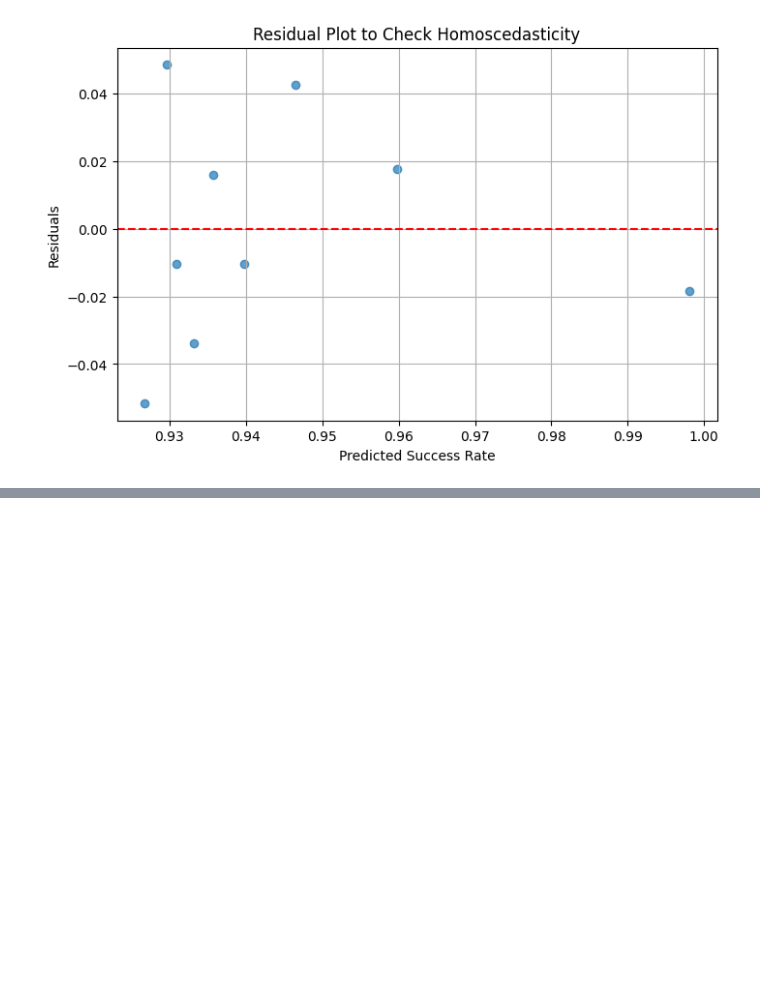
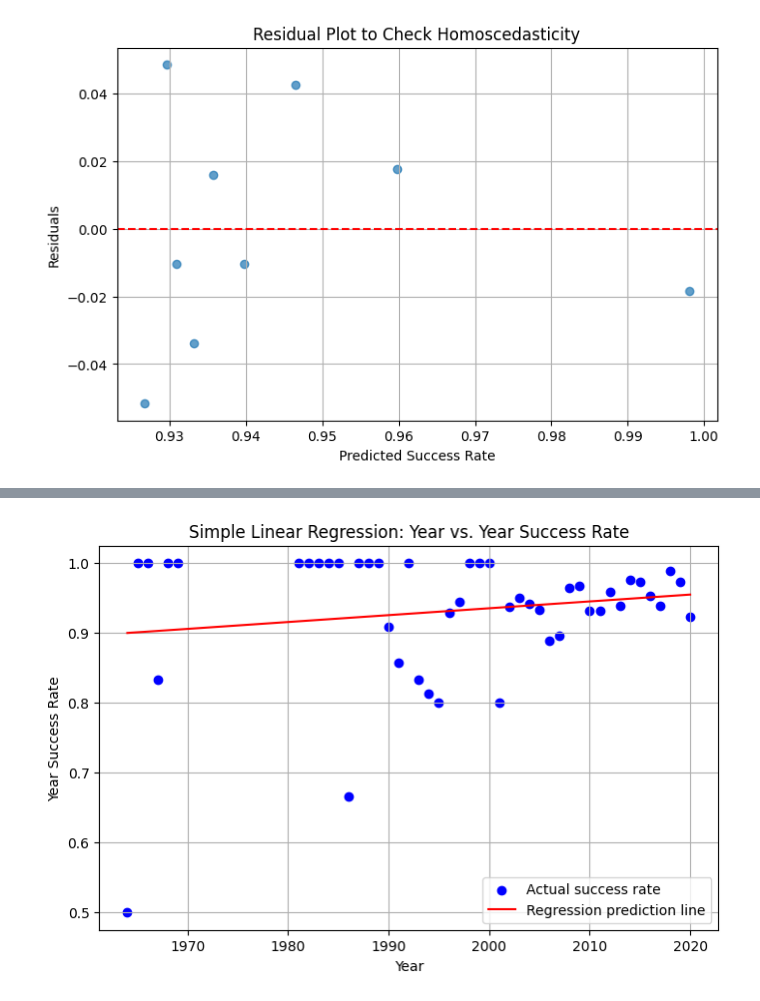
Before and after one commit to tcsgik/PROG8431_DataAnalysisGP5, a Jupyter notebook: GP5.ipynb, the cells around one changed output, grey strips where cells are left out. Saved outputs shown, nothing was run; the diff lists cells and outputs as text; code cells hidden in the pictures; blank space fills up the shorter version.

```diff
--- a/GP5.ipynb
+++ b/GP5.ipynb
@@ -350,0 +425,17 @@ Slope: 0.0009818886179571015
+# %%
+# Define X independent variable and y dependent variable
+X3 = ysr.yearly_stats[['Year']]
+y3 = ysr.yearly_stats['Success_Rate_Year']
+
+# Execute a Linear Regression model
+lr_analysis_3 = ExecuteLRModel(X3, y3)
+model_object = lr_analysis_3.lr_model()
+
+# Predict y values
+y_pred_3 = lr_analysis_3.y_predict()
+
+# Display the model's intercept and coefficient
+lr_analysis_3.print_intercept_and_slope()
+
+# R-squared measurement
+r_squared_3 = lr_analysis_3.print_r_squared()
@@ -350,0 +450,24 @@ Slope: 0.0009818886179571015
+# %%
+# Define a class for plotting linear regression results
+class RegressionPlotter:
+    def __init__(self, X, y, y_pred):
+        self.X = X
+        self.y = y
+        self.y_pred = y_pred
+
+    def plot_regression(self):
+        plt.figure(figsize=(8,5))
+        plt.scatter(self.X, self.y, color='blue', label='Actual success rate')
+        plt.plot(self.X, self.y_pred, color='red', label='Regression prediction line')
+        plt.xlabel('Year')
+        plt.ylabel('Year Success Rate')
+        plt.title('Simple Linear Regression: Year vs. Year Success Rate')
+        plt.legend()
+        plt.grid()
+        plt.show()
+
+# Create an instance of RegressionPlotter and plot the regression
+plotter = RegressionPlotter(X3, y3, y_pred_3)
+plotter.plot_regression()
+# %% [output]
+[figure, added]
```
Also changed, not shown: parts of 32 cells of this notebook.
